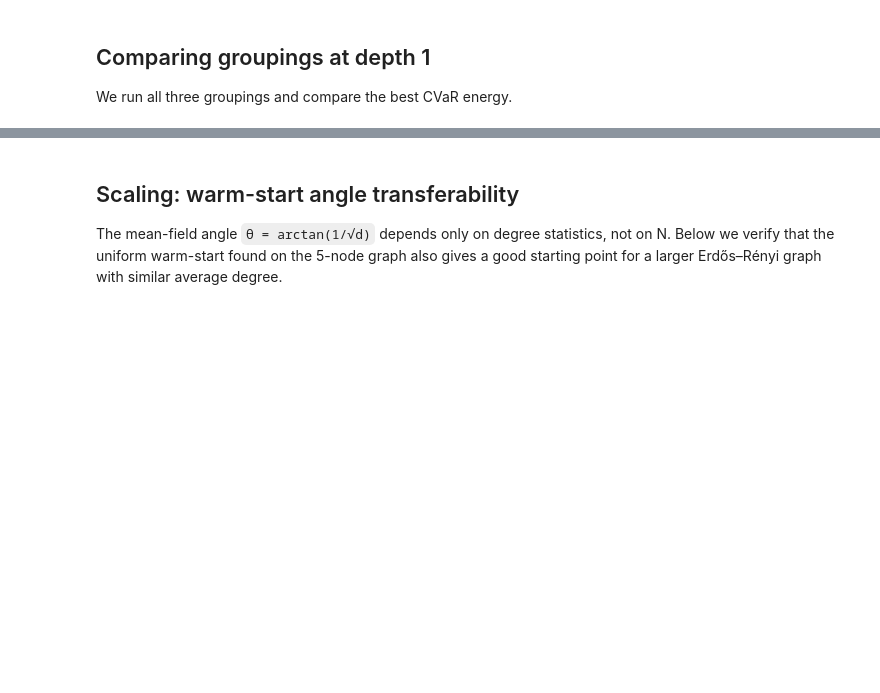
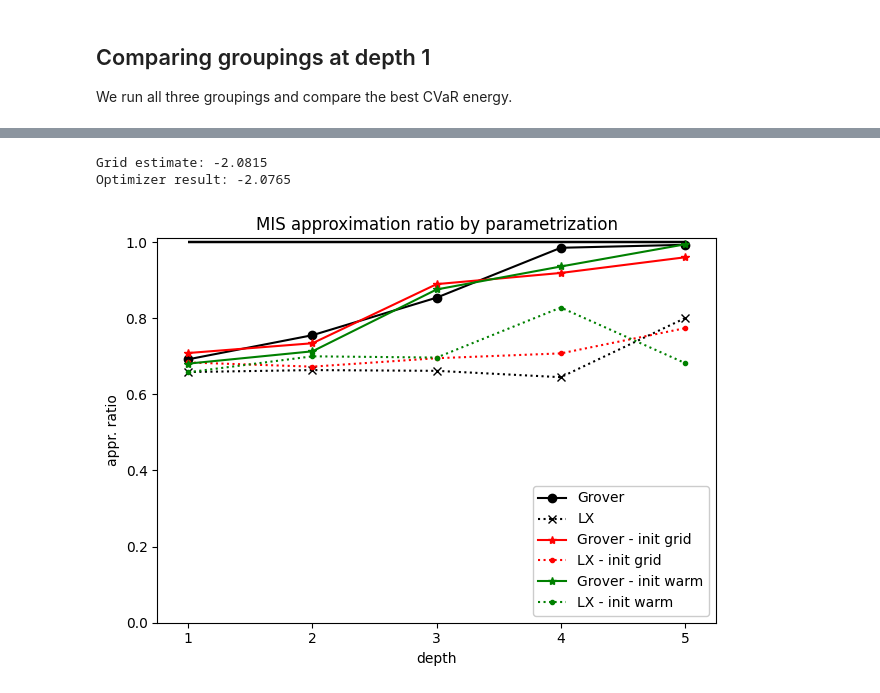
Before and after one commit to OpenQuantumComputing/QAOA, a Jupyter notebook: examples/MIS_MVC/ParameterizedInitialState.ipynb, the cells around one changed output, grey strips where cells are left out. Drawn from its saved outputs; the diff is of its cells as text; code cells hidden in the pictures; blank space fills up the shorter version.

```diff
--- a/examples/MIS_MVC/ParameterizedInitialState.ipynb
+++ b/examples/MIS_MVC/ParameterizedInitialState.ipynb
@@ -134,7 +266,0 @@ for grouping in ("uniform", "degree", "per_vertex"):
-# %% [markdown]
-## Scaling: warm-start angle transferability
-
-The mean-field angle `θ = arctan(1/√d)` depends only on degree statistics,
-not on N.  Below we verify that the uniform warm-start found on the 5-node
-graph also gives a good starting point for a larger Erdős–Rényi graph with
-similar average degree.
@@ -168,0 +267,32 @@ print("Large graph – best objective (MIS size):", qaoa_large.get_objective(1))
+# %%
+idx = np.unravel_index(
+    np.argmin(qaoa.Energy_sampled_p1),
+    qaoa.Energy_sampled_p1.shape,
+)
+
+grid_candidate = np.array(
+    [qaoa.best_init_val] * qaoa.n_init
+    + [qaoa.gamma_grid[idx[1]]] * qaoa.n_gamma
+    + [qaoa.beta_grid[idx[0]]] * qaoa.n_beta
+)
+
+print("Grid estimate:", qaoa.Energy_sampled_p1[idx])
+# print("Fresh evaluations:", [qaoa._eval_energy(grid_candidate) for _ in range(10)])
+print("Optimizer result:", qaoa.get_energy(depth=1))
+# %% [output]
+Grid estimate: -2.0815
+Optimizer result: -2.0765
+# %%
+objmin, objmax = problem.objective_bounds()
+
+fig = plt.figure()
+utils.plot_ApproximationRatio(ansaetze["Grover"], maxdepth, objmin, objmax, label="Grover", style="k-o", fig=fig)
+utils.plot_ApproximationRatio(ansaetze["LX"], maxdepth, objmin, objmax, label="LX", style="k:x", fig=fig)
+utils.plot_ApproximationRatio(ansaetze["Grover - init grid"], maxdepth, objmin, objmax, label="Grover - init grid", style="r-*", fig=fig)
+utils.plot_ApproximationRatio(ansaetze["LX - init grid"], maxdepth, objmin, objmax, label="LX - init grid", style="r:.", fig=fig)
+utils.plot_ApproximationRatio(ansaetze["Grover - init warm"], maxdepth, objmin, objmax, label="Grover - init warm", style="g-*", fig=fig)
+utils.plot_ApproximationRatio(ansaetze["LX - init warm"], maxdepth, objmin, objmax, label="LX - init warm", style="g:.", fig=fig)
+plt.title(f"{problem_kind.upper()} approximation ratio by parametrization")
+plt.tight_layout()
+# %% [output]
+[figure, added]
```
Also changed, not shown: parts of 12 cells of this notebook, 2 other files.
